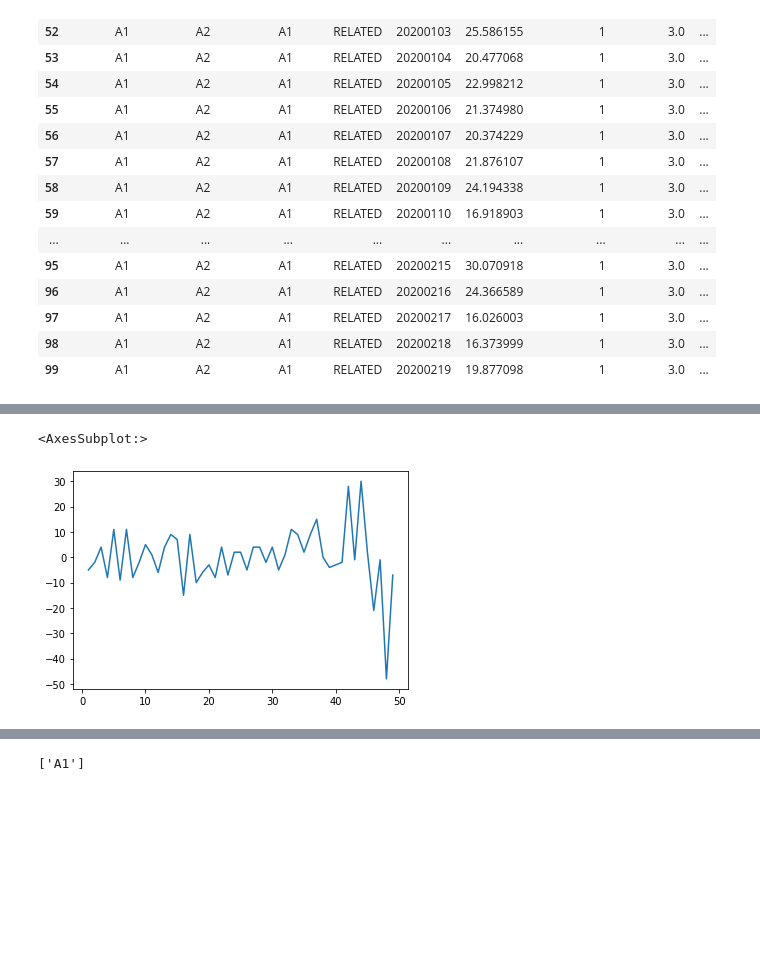
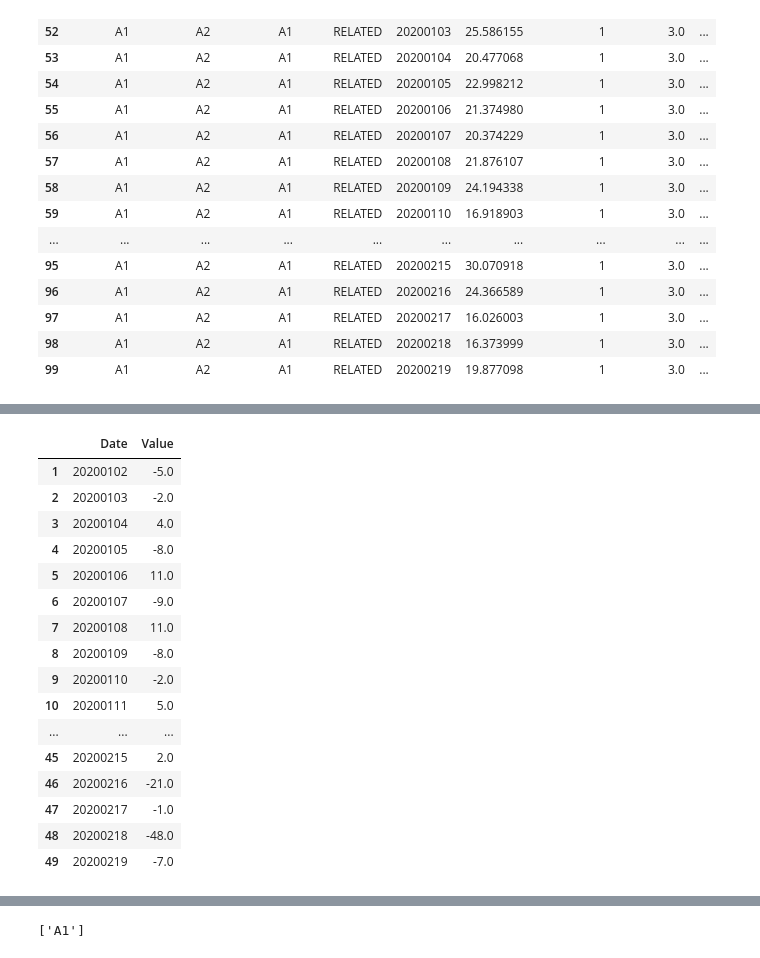
Before and after one commit to eugenio-santos/rootanalysis, a Jupyter notebook: src/nonagregated/grangerPOC.ipynb, the cells around one changed output, grey strips where cells are left out. Saved outputs shown, nothing was run; the diff lists cells and outputs as text; code cells hidden in the pictures; blank space fills up the shorter version.

```diff
--- a/src/nonagregated/grangerPOC.ipynb
+++ b/src/nonagregated/grangerPOC.ipynb
@@ -106,11 +63,27 @@ dtype: float64
 # %%
 #DIFERENCING
-dfA11=dfA1['Value']-dfA1['Value'].shift(1)
+dfA11 = dfA1
+dfA11['Value']=dfA1['Value']-dfA1['Value'].shift(1)
 dfA11=dfA11.dropna()
-dfA11.plot()
+dfA11
 # %% [output]
-<AxesSubplot:>
-[figure, removed]
+|  | Date | Value |
+| 1 | 20200102 | -5.0 |
+| 2 | 20200103 | -2.0 |
+| 3 | 20200104 | 4.0 |
+| 4 | 20200105 | -8.0 |
+| 5 | 20200106 | 11.0 |
+| 6 | 20200107 | -9.0 |
+| 7 | 20200108 | 11.0 |
+| 8 | 20200109 | -8.0 |
+| 9 | 20200110 | -2.0 |
+| 10 | 20200111 | 5.0 |
+| ... | ... | ... |
+| 45 | 20200215 | 2.0 |
+| 46 | 20200216 | -21.0 |
+| 47 | 20200217 | -1.0 |
+| 48 | 20200218 | -48.0 |
+| 49 | 20200219 | -7.0 |
 # %%
 df3=pd.merge(dfA1,dfA2,how='outer',on='Date')
 # %%
```
Also changed, not shown: parts of 12 cells of this notebook, 25 other files.
